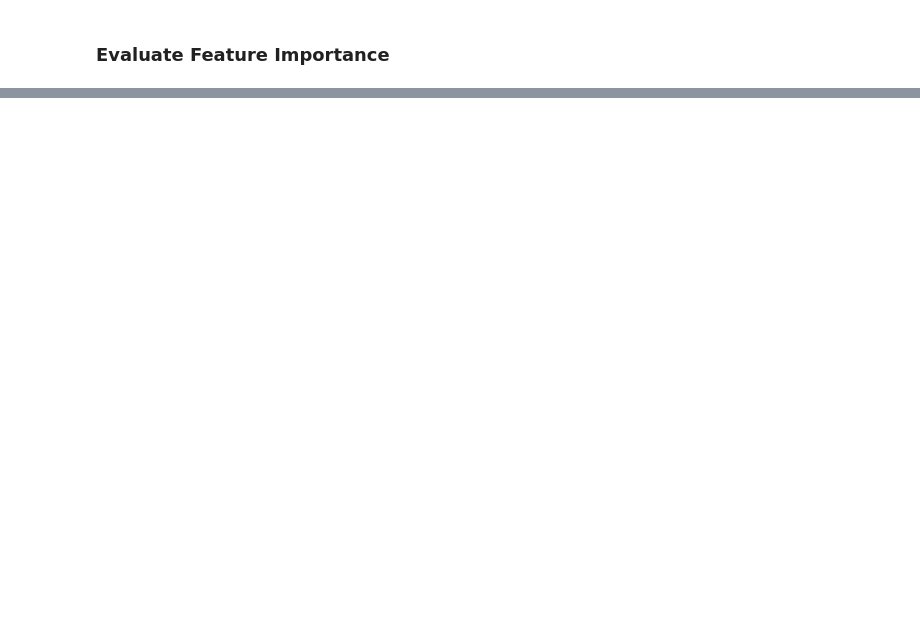
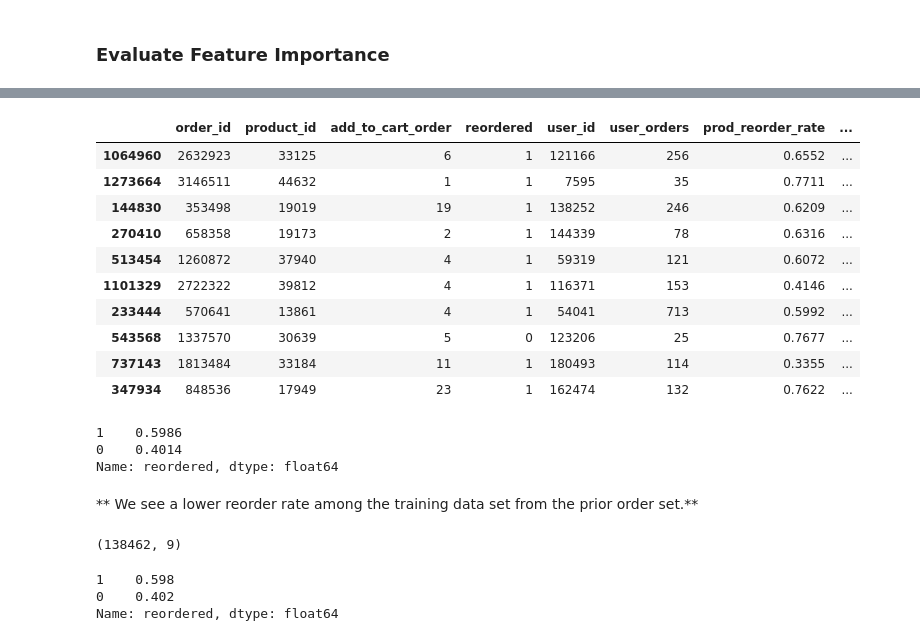
Before and after one commit to paliramuk/market-basket-analysis, a Jupyter notebook: Features.ipynb, the cells around one changed output, grey strips where cells are left out. Cells and saved outputs as stored; diff of their text form; code cells hidden in the pictures; blank space fills up the shorter version.

```diff
--- a/Features.ipynb
+++ b/Features.ipynb
@@ -165,0 +183,20 @@ plt.show()
+# %%
+# create validation data set, keeping features of importance
+train_order_features_df = pd.read_csv("input/order_products__train.csv")
+
+orders_df = pd.read_csv('input/orders.csv')
+orders_df = orders_df[orders_df.eval_set=='train'].iloc[:,:2]
+
+train_order_features_df = train_order_features_df.merge(orders_df, how='left', on='order_id')
+# %%
+temp_prior_orders_df = prior_order_features_df[['user_id','user_orders']].drop_duplicates()
+
+train_order_features_df = train_order_features_df.merge(temp_prior_orders_df, how='left', on='user_id')
+# %%
+temp_prior_orders_df = prior_order_features_df[['product_id', 'prod_reorder_rate']].drop_duplicates()
+
+train_order_features_df = train_order_features_df.merge(temp_prior_orders_df, how='left', on='product_id')
+# %%
+temp_prior_orders_df = prior_order_features_df[['user_id','product_id','user_prod_reorder_rate','user_prod_reorders']].drop_duplicates()
+
+train_order_features_df = train_order_features_df.merge(temp_prior_orders_df, how='left', on=['user_id','product_id'])
@@ -165,0 +221,14 @@ plt.show()
+# %%
+train_order_features_df.sample(10)
+# %% [output]
+|  | order_id | product_id | add_to_cart_order | reordered | user_id | user_orders | prod_reorder_rate | ... |
+| 1064960 | 2632923 | 33125 | 6 | 1 | 121166 | 256 | 0.6552 | ... |
+| 1273664 | 3146511 | 44632 | 1 | 1 | 7595 | 35 | 0.7711 | ... |
+| 144830 | 353498 | 19019 | 19 | 1 | 138252 | 246 | 0.6209 | ... |
+| 270410 | 658358 | 19173 | 2 | 1 | 144339 | 78 | 0.6316 | ... |
+| 513454 | 1260872 | 37940 | 4 | 1 | 59319 | 121 | 0.6072 | ... |
+| 1101329 | 2722322 | 39812 | 4 | 1 | 116371 | 153 | 0.4146 | ... |
+| 233444 | 570641 | 13861 | 4 | 1 | 54041 | 713 | 0.5992 | ... |
+| 543568 | 1337570 | 30639 | 5 | 0 | 123206 | 25 | 0.7677 | ... |
+| 737143 | 1813484 | 33184 | 11 | 1 | 180493 | 114 | 0.3355 | ... |
+| 347934 | 848536 | 17949 | 23 | 1 | 162474 | 132 | 0.7622 | ... |
@@ -165,0 +239,23 @@ plt.show()
+# %%
+# check ratio of reordered products vs non-reordered products 'Null Accuracy Check'
+train_order_features_df.reordered.value_counts(normalize=True)
+# %% [output]
+1    0.5986
+0    0.4014
+Name: reordered, dtype: float64
+# %% [markdown]
+** We see a lower reorder rate among the training data set from the prior order set.**
+# %%
+# capture sample
+train_order_features_df = train_order_features_df.sample(frac=0.1)
+train_order_features_df.to_csv('transformed/train_order_features_sample.csv')
+train_order_features_df.shape
+# %% [output]
+(138462, 9)
+# %%
+# compare sample reordered ratio
+train_order_features_df.reordered.value_counts(normalize=True)
+# %% [output]
+1    0.598
+0    0.402
+Name: reordered, dtype: float64
```
Also changed, not shown: parts of 12 cells of this notebook, 1 other file.
